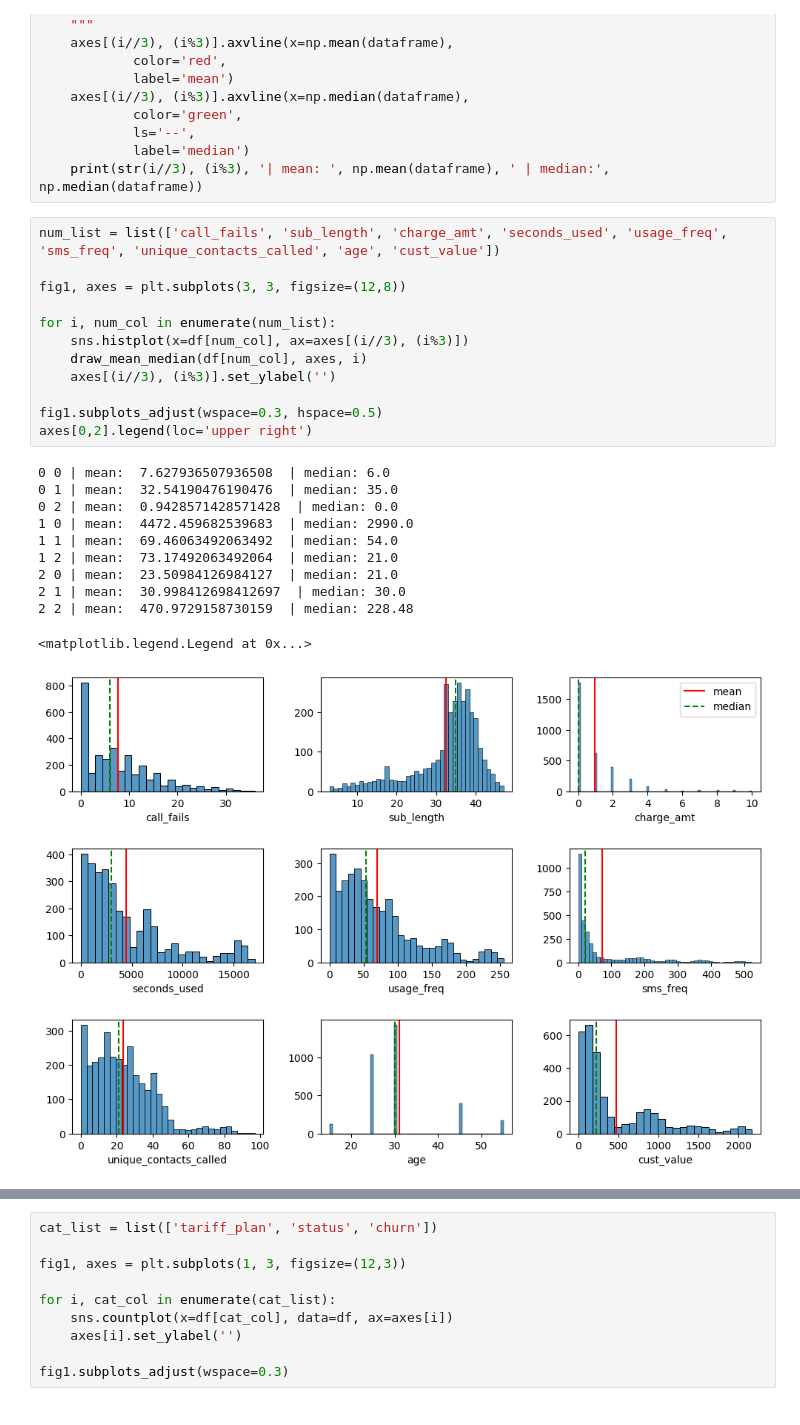
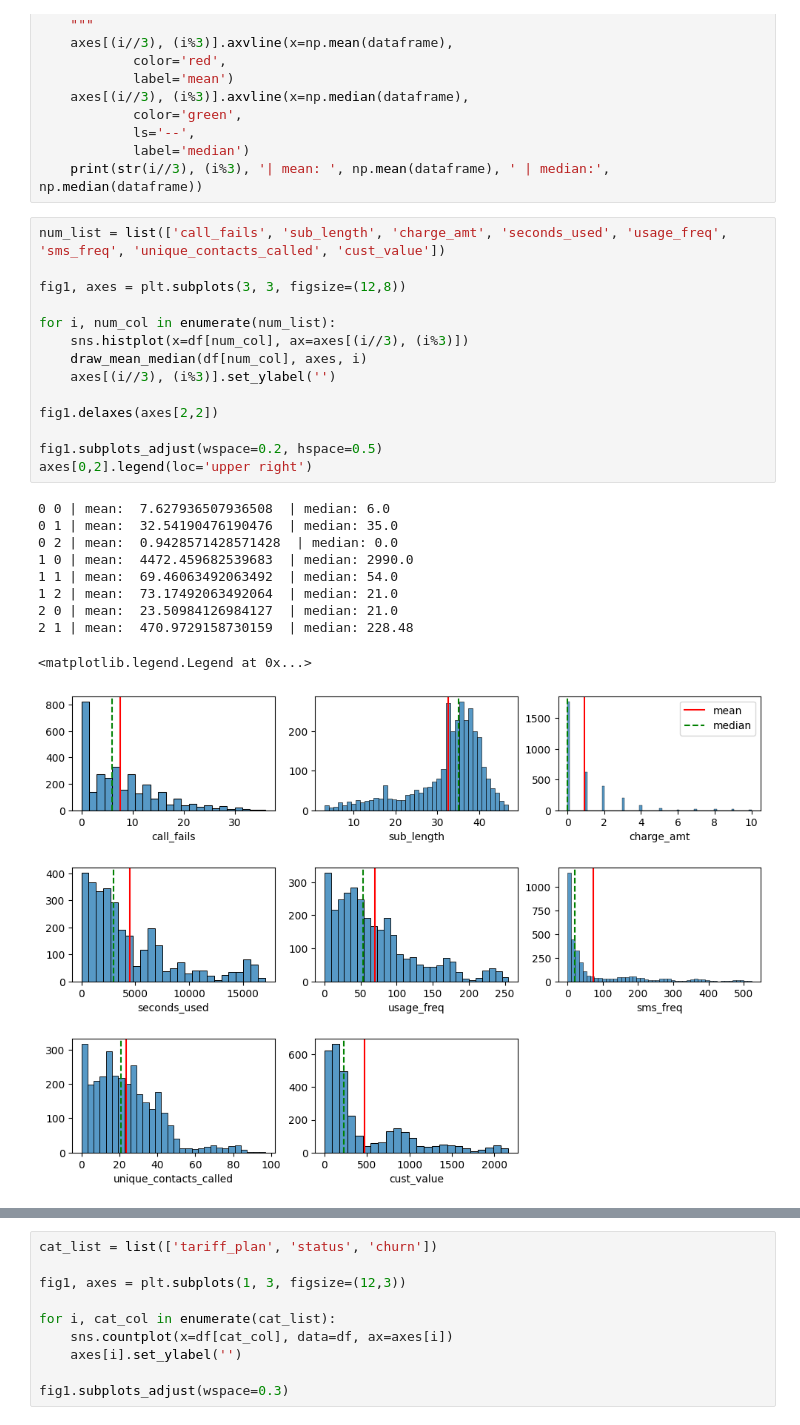
Before and after one commit to mlcuadra1/Churn-Risk-EDA, a Jupyter notebook: notebooks/Script 2 - EDA.ipynb, the cells around one changed output, grey strips where cells are left out. Saved outputs shown, nothing was run; the diff lists cells and outputs as text.

```diff
--- a/notebooks/Script 2 - EDA.ipynb
+++ b/notebooks/Script 2 - EDA.ipynb
@@ -99,29 +94,30 @@ def draw_mean_median(dataframe, axes, i):
             label='median')
     print(str(i//3), (i%3), '| mean: ', np.mean(dataframe), ' | median:', np.median(dataframe))
 # %%
-num_list = list(['call_fails', 'sub_length', 'charge_amt', 'seconds_used', 'usage_freq', 'sms_freq', 'unique_contacts_called', 'age', 'cust_value'])
+num_list = list(['call_fails', 'sub_length', 'charge_amt', 'seconds_used', 'usage_freq', 'sms_freq', 'unique_contacts_called', 'cust_value'])
 
 fig1, axes = plt.subplots(3, 3, figsize=(12,8))
 
 for i, num_col in enumerate(num_list):
     sns.histplot(x=df[num_col], ax=axes[(i//3), (i%3)])
     draw_mean_median(df[num_col], axes, i)
     axes[(i//3), (i%3)].set_ylabel('')
 
-fig1.subplots_adjust(wspace=0.3, hspace=0.5)
+fig1.delaxes(axes[2,2])
+
+fig1.subplots_adjust(wspace=0.2, hspace=0.5)
 axes[0,2].legend(loc='upper right')
 # %% [output]
 0 0 | mean:  7.627936507936508  | median: 6.0
 0 1 | mean:  32.54190476190476  | median: 35.0
 0 2 | mean:  0.9428571428571428  | median: 0.0
 1 0 | mean:  4472.459682539683  | median: 2990.0
 1 1 | mean:  69.46063492063492  | median: 54.0
 1 2 | mean:  73.17492063492064  | median: 21.0
 2 0 | mean:  23.50984126984127  | median: 21.0
-2 1 | mean:  30.998412698412697  | median: 30.0
-2 2 | mean:  470.9729158730159  | median: 228.48
+2 1 | mean:  470.9729158730159  | median: 228.48
 <matplotlib.legend.Legend at 0x...>
-[figure, old version]
+[figure, new version]
 # %% [markdown]
 Since most of the distributions have a skew, I will be referring more to the median as the measure of central tendency, which is less sensitive to skewed distributions and outliers.
 
```
Also changed, not shown: parts of 5 cells of this notebook, 2 other files.
